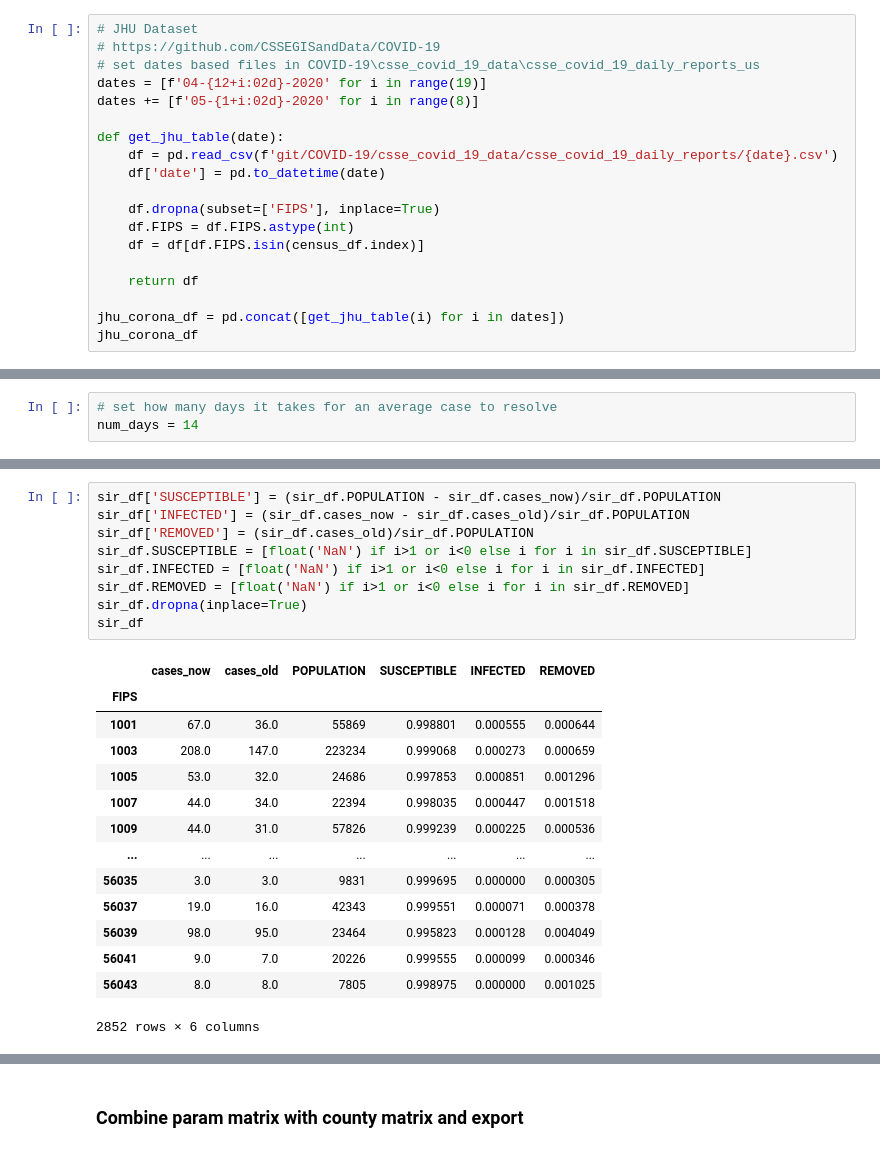
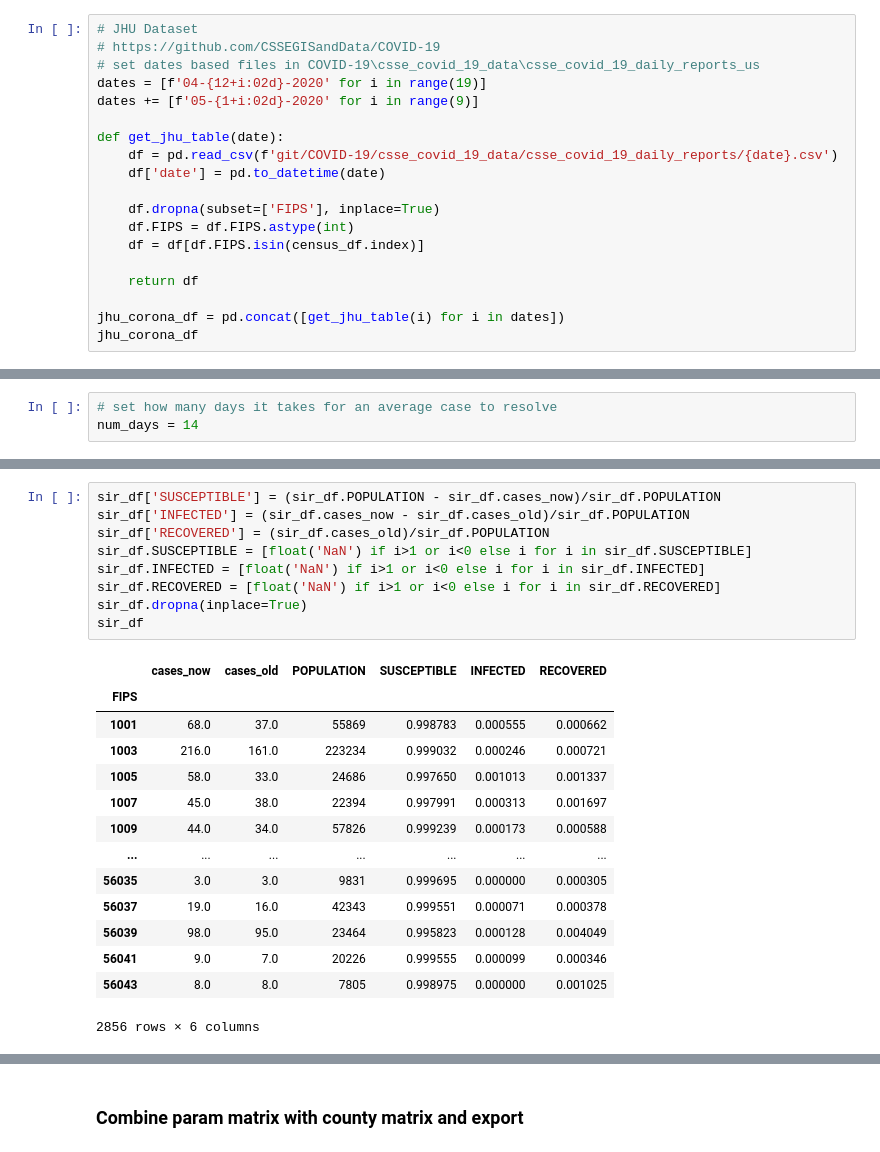
Before and after one commit to not-a-hot-dog/parallelized-disease-modeling, a Jupyter notebook: data/generate_matrix.ipynb, the cells around one changed output, grey strips where cells are left out. Cells and saved outputs as stored; diff of their text form.

```diff
--- a/data/generate_matrix.ipynb
+++ b/data/generate_matrix.ipynb
@@ -70,7 +70,7 @@ census_df
 # https://github.com/CSSEGISandData/COVID-19
 # set dates based files in COVID-19\csse_covid_19_data\csse_covid_19_daily_reports_us
 dates = [f'04-{12+i:02d}-2020' for i in range(19)]
-dates += [f'05-{1+i:02d}-2020' for i in range(8)]
+dates += [f'05-{1+i:02d}-2020' for i in range(9)]
 
 def get_jhu_table(date):
     df = pd.read_csv(f'git/COVID-19/csse_covid_19_data/csse_covid_19_daily_reports/{date}.csv')
@@ -211,27 +211,27 @@ sir_df
 # %%
 sir_df['SUSCEPTIBLE'] = (sir_df.POPULATION - sir_df.cases_now)/sir_df.POPULATION
 sir_df['INFECTED'] = (sir_df.cases_now - sir_df.cases_old)/sir_df.POPULATION
-sir_df['REMOVED'] = (sir_df.cases_old)/sir_df.POPULATION
+sir_df['RECOVERED'] = (sir_df.cases_old)/sir_df.POPULATION
 sir_df.SUSCEPTIBLE = [float('NaN') if i>1 or i<0 else i for i in sir_df.SUSCEPTIBLE]
 sir_df.INFECTED = [float('NaN') if i>1 or i<0 else i for i in sir_df.INFECTED]
-sir_df.REMOVED = [float('NaN') if i>1 or i<0 else i for i in sir_df.REMOVED]
+sir_df.RECOVERED = [float('NaN') if i>1 or i<0 else i for i in sir_df.RECOVERED]
 sir_df.dropna(inplace=True)
 sir_df
 # %% [output]
-|  | cases_now | cases_old | POPULATION | SUSCEPTIBLE | INFECTED | REMOVED |
+|  | cases_now | cases_old | POPULATION | SUSCEPTIBLE | INFECTED | RECOVERED |
 | FIPS |  |  |  |  |  |  |
-| 1001 | 67.0 | 36.0 | 55869 | 0.998801 | 0.000555 | 0.000644 |
-| 1003 | 208.0 | 147.0 | 223234 | 0.999068 | 0.000273 | 0.000659 |
-| 1005 | 53.0 | 32.0 | 24686 | 0.997853 | 0.000851 | 0.001296 |
-| 1007 | 44.0 | 34.0 | 22394 | 0.998035 | 0.000447 | 0.001518 |
-| 1009 | 44.0 | 31.0 | 57826 | 0.999239 | 0.000225 | 0.000536 |
+| 1001 | 68.0 | 37.0 | 55869 | 0.998783 | 0.000555 | 0.000662 |
+| 1003 | 216.0 | 161.0 | 223234 | 0.999032 | 0.000246 | 0.000721 |
+| 1005 | 58.0 | 33.0 | 24686 | 0.997650 | 0.001013 | 0.001337 |
+| 1007 | 45.0 | 38.0 | 22394 | 0.997991 | 0.000313 | 0.001697 |
+| 1009 | 44.0 | 34.0 | 57826 | 0.999239 | 0.000173 | 0.000588 |
 | ... | ... | ... | ... | ... | ... | ... |
 | 56035 | 3.0 | 3.0 | 9831 | 0.999695 | 0.000000 | 0.000305 |
 | 56037 | 19.0 | 16.0 | 42343 | 0.999551 | 0.000071 | 0.000378 |
 | 56039 | 98.0 | 95.0 | 23464 | 0.995823 | 0.000128 | 0.004049 |
 | 56041 | 9.0 | 7.0 | 20226 | 0.999555 | 0.000099 | 0.000346 |
 | 56043 | 8.0 | 8.0 | 7805 | 0.998975 | 0.000000 | 0.001025 |
-2852 rows × 6 columns
+2856 rows × 6 columns
 # %%
 # calculate number of people infected everyday
 corona_pivot_diff = corona_pivot.diff(axis=1)
```
Also changed, not shown: parts of 12 cells of this notebook, 3 other files.
